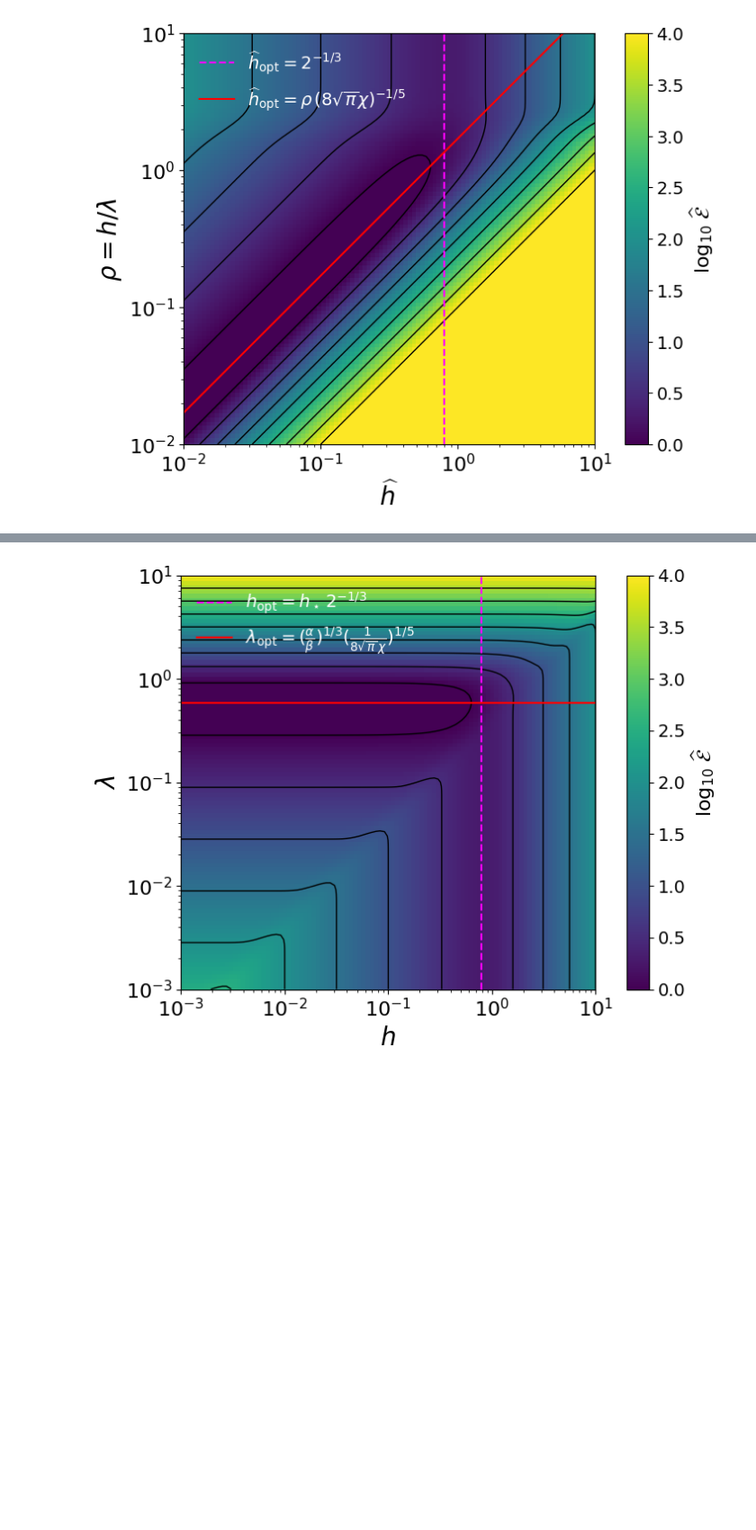
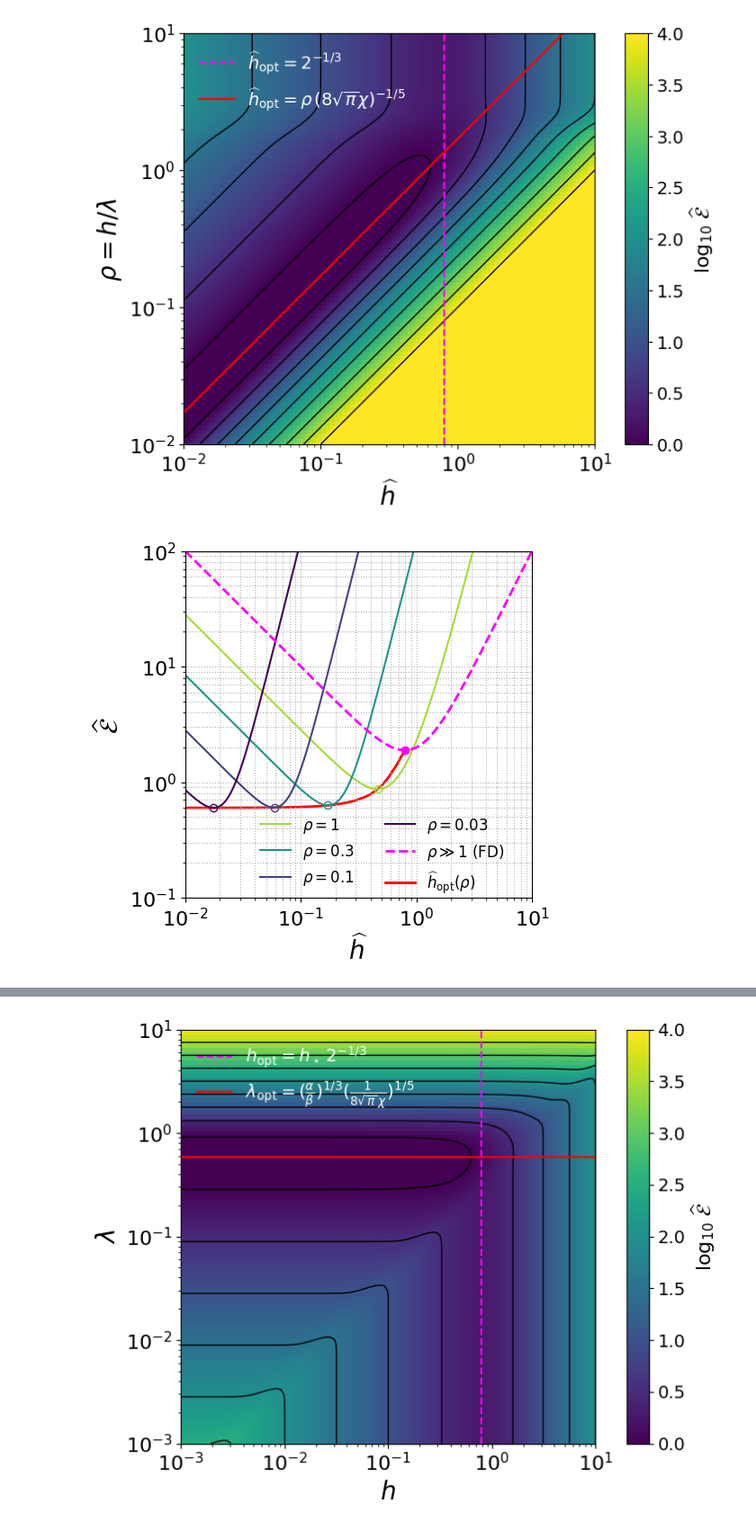
Before and after one commit to ch-tung/MLSR, a Jupyter notebook: binning/demo_error_scaling.ipynb, the cells around one changed output, grey strips where cells are left out. Shown at 90% size. Cells and saved outputs as stored; diff of their text form; code cells hidden in the pictures; blank space fills up the shorter version.

Commit message:
updated figures

```diff
--- a/binning/demo_error_scaling.ipynb
+++ b/binning/demo_error_scaling.ipynb
@@ -170,3 +170,89 @@ plt.tight_layout()
 plt.show()
 # %% [output]
 [figure]
+# %%
+fig, ax = plt.subplots(figsize=(6, 5))
+
+# Plot each constant-rho slice with a color mapped to log10(rho)
+import matplotlib.cm as cm
+
+rho_slice_vals = [1, 0.3, 0.1, 0.03]
+dQ_vals_fine = np.logspace(-3, 1, 801)
+cmap = cm.viridis
+
+for rho in rho_slice_vals:
+    E_vals = []
+    for dQ in dQ_vals_fine:
+        G = G_of_rho(rho)
+        mu2 = mu2_of_rho(rho, dQ)
+        val = G / dQ + dQ**2 + mu2**2
+        E_vals.append(val)
+    color = cmap((np.log10(rho) + 1.3) / 1.5)  # normalize log10(rho) to [0,1] for colormap
+    ax.plot(dQ_vals_fine, E_vals, color=color, label=f"$\\rho={rho}$")
+    # Plot minimum for each slice
+    E_vals = np.array(E_vals)
+    idx_min = np.argmin(E_vals)
+    ax.plot(dQ_vals_fine[idx_min], E_vals[idx_min], 'o', color=color, fillstyle='none' )
+
+# Finer slices: log-spaced rho values
+rho_fine = np.logspace(np.log10(0.015), np.log10(10), 60)
+dQ_min_list = []
+E_min_list = []
+
+for rho in rho_fine:
+    E_vals = []
+    for dQ in dQ_vals_fine:
+        G = G_of_rho(rho)
+        mu2 = mu2_of_rho(rho, dQ)
+        val = G / dQ + dQ**2 + mu2**2
+        E_vals.append(val)
+    E_vals = np.array(E_vals)
+    idx_min = np.argmin(E_vals)
+    dQ_min_list.append([dQ_vals_fine[idx_min]])
+    E_min_list.append(E_vals[idx_min])
+
+# sm = cm.ScalarMappable(cmap=cmap, norm=norm)
+# sm.set_array([])
+# cbar = plt.colorbar(sm, ax=ax, orientation='vertical', pad=0.02)
+# cbar.set_label(r'$\log_{10}\,\rho$', fontsize=14)
+
+# Special case: rho >> 1 (large-ρ asymptotic)
+E_large_rho = 1/dQ_vals_fine + dQ_vals_fine**2
+ax.plot(dQ_vals_fine, E_large_rho, '--', color='magenta', lw=2, label=r'$\rho \gg 1$ (FD)')
+
+# Find minimum and plot a marker
+idx_min = np.argmin(E_large_rho)
+dQ_min = dQ_vals_fine[idx_min]
+E_min = E_large_rho[idx_min]
+ax.plot(dQ_min, E_min, 'o', color='magenta')
+
+# Connect minima with a red curve
+ax.plot(dQ_min_list, E_min_list, color='red', lw=2, zorder=-2, label = '$\\widehat{h}_{\\mathrm{opt}}(\\rho)$')
+
+# # Special case: rho << 1 (small-ρ asymptotic)
+# rho_small = 0.01  # example small value
+# rho = rho_small
+# E_vals = []
+# for dQ in dQ_vals_fine:
+#     G = G_of_rho(rho)
+#     mu2 = mu2_of_rho(rho, dQ)
+#     val = G / dQ + dQ**2 + mu2**2
+#     E_vals.append(val)
+# E_vals = np.array(E_vals)
+# ax.plot(dQ_vals_fine, E_vals, 'k:', lw=2, label=r'$\rho \ll 1$ (GP)')
+
+ax.set_xscale('log')
+ax.set_yscale('log')
+ax.set_xlabel(r'$\widehat{h}$', fontsize=20)
+ax.set_ylabel(r'$\widehat{\mathcal{E}}$', fontsize=20)
+ax.set_ylim(1e-1, 1e2)
+ax.set_xlim(1e-2, 1e1)
+ax.legend(frameon = False, fontsize=12, ncol = 2, loc=(0.2, -0.01))
+ax.tick_params(axis='both', which='major', labelsize=16)
+ax.grid(False, which='both', ls=':')
+ax.set_aspect('equal')
+
+plt.tight_layout()
+plt.show()
+# %% [output]
+[figure, added]
```
Also changed, not shown: parts of 4 cells of this notebook.
